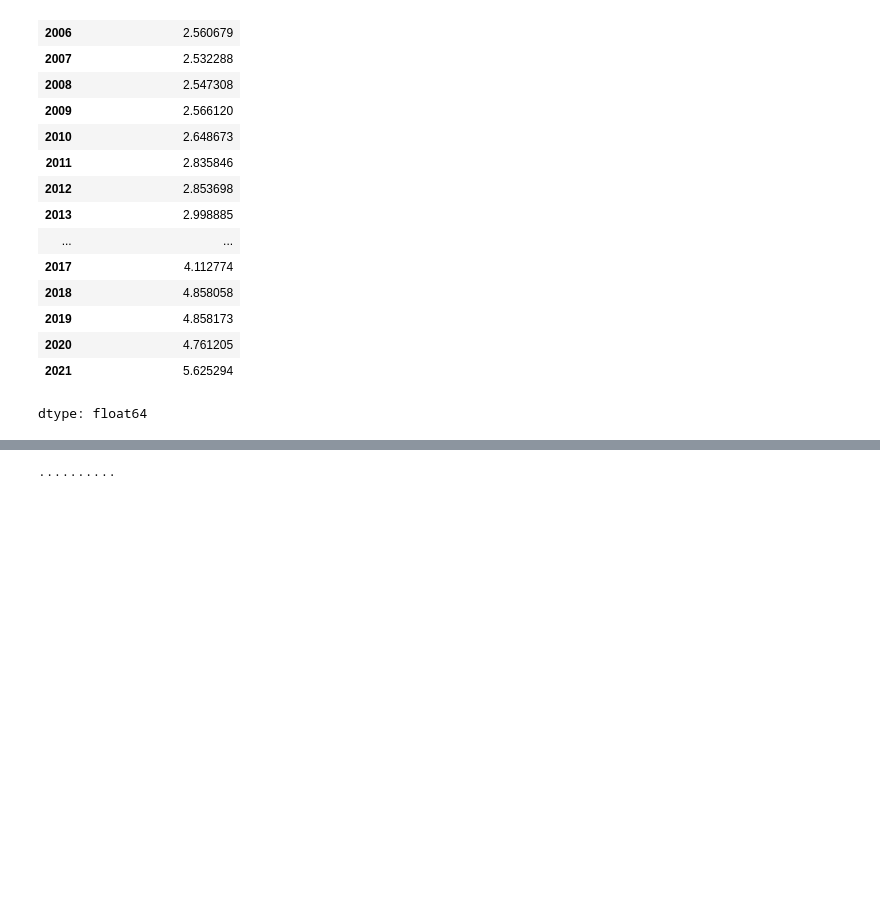
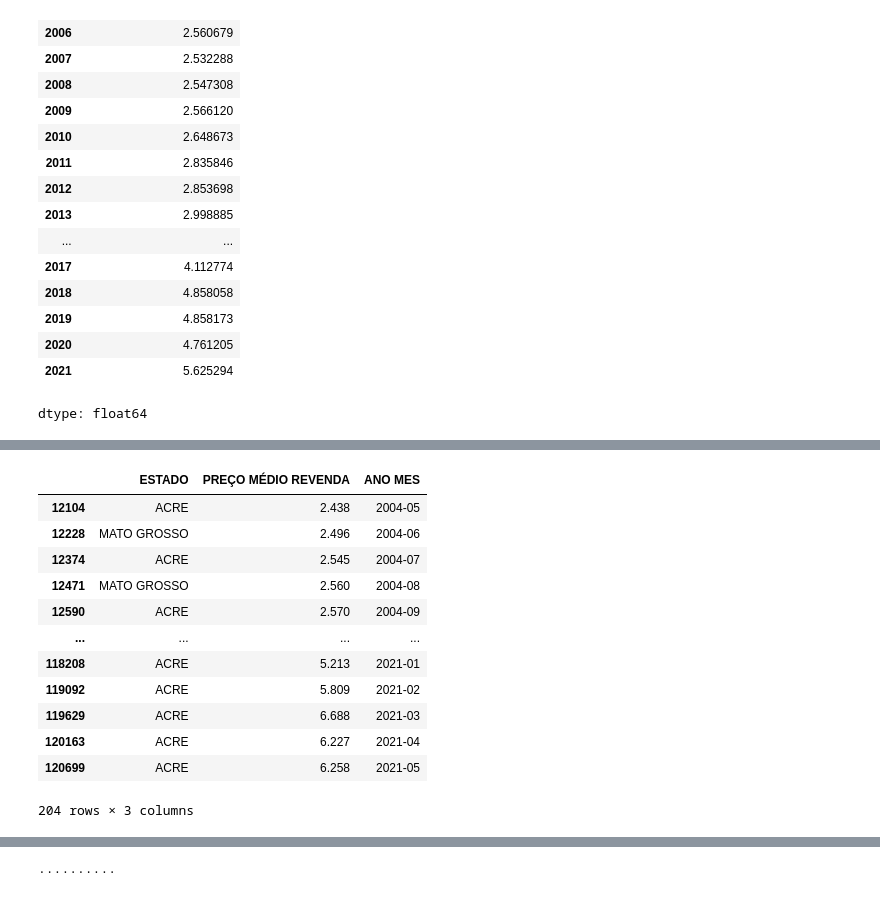
Before and after one commit to italofvaz/gas_price_brazil, a Jupyter notebook: eda_gas_price_brazil.ipynb, the cells around one changed output, grey strips where cells are left out. Saved outputs shown, nothing was run; the diff lists cells and outputs as text; code cells hidden in the pictures; blank space fills up the shorter version.

```diff
--- a/eda_gas_price_brazil-5.ipynb
+++ b/eda_gas_price_brazil.ipynb
@@ -294,0 +313,2 @@ df_south['PREÇO MÁXIMO REVENDA'].mean()
+# %%
+idx_max = df2.groupby('ANO MES')['PREÇO MÉDIO REVENDA'].idxmax()
@@ -294,0 +320,16 @@ df_south['PREÇO MÁXIMO REVENDA'].mean()
+# %%
+df2.loc[idx_max, :][['ESTADO', 'PREÇO MÉDIO REVENDA', 'ANO MES']]
+# %% [output]
+|  | ESTADO | PREÇO MÉDIO REVENDA | ANO MES |
+| 12104 | ACRE | 2.438 | 2004-05 |
+| 12228 | MATO GROSSO | 2.496 | 2004-06 |
+| 12374 | ACRE | 2.545 | 2004-07 |
+| 12471 | MATO GROSSO | 2.560 | 2004-08 |
+| 12590 | ACRE | 2.570 | 2004-09 |
+| ... | ... | ... | ... |
+| 118208 | ACRE | 5.213 | 2021-01 |
+| 119092 | ACRE | 5.809 | 2021-02 |
+| 119629 | ACRE | 6.688 | 2021-03 |
+| 120163 | ACRE | 6.227 | 2021-04 |
+| 120699 | ACRE | 6.258 | 2021-05 |
+204 rows × 3 columns
```
Also changed, not shown: parts of 23 cells of this notebook.
